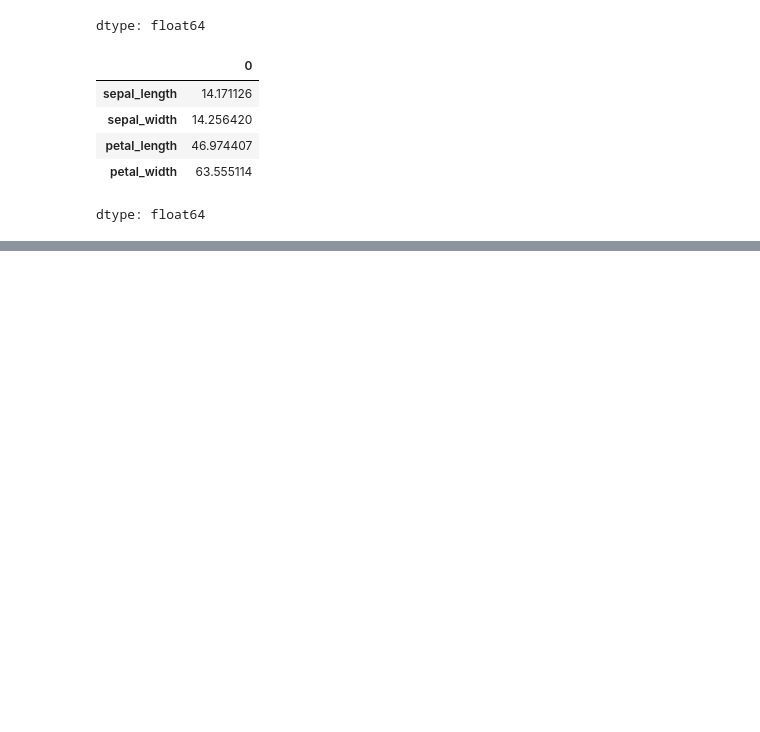
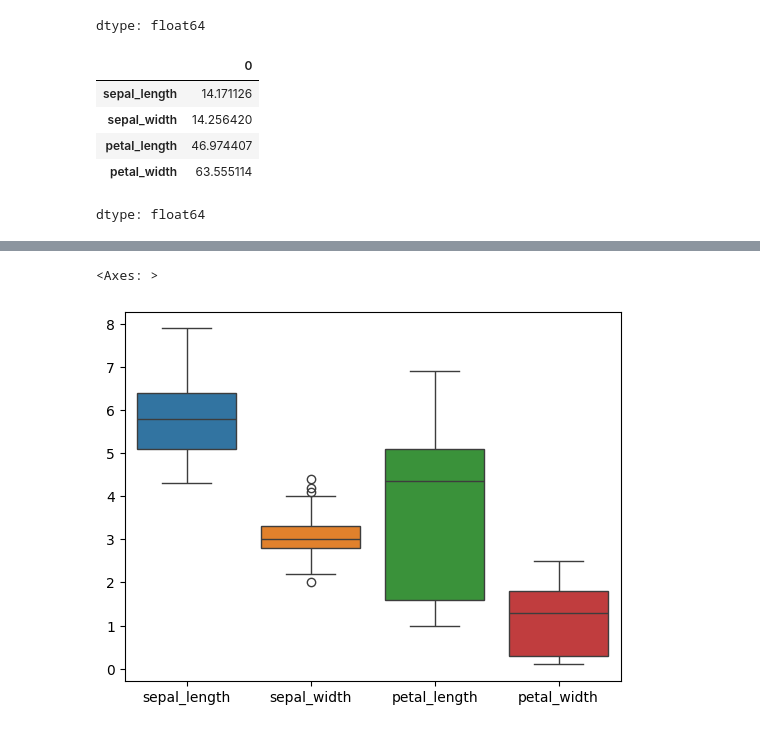
Before and after one commit to kiq-caique/inteligencia_artificial_UFV, a Jupyter notebook: anotacao_estatistica_descritiva.ipynb, the cells around one changed output, grey strips where cells are left out. Drawn from its saved outputs; the diff is of its cells as text; code cells hidden in the pictures; blank space fills up the shorter version.

```diff
--- a/anotacao_estatistica_descritiva.ipynb
+++ b/anotacao_estatistica_descritiva.ipynb
@@ -487,0 +530,5 @@ dtype: float64
+# %%
+sns.boxplot(data=dados)
+# %% [output]
+<Axes: >
+[figure, added]
```
Also changed, not shown: parts of 14 cells of this notebook.
